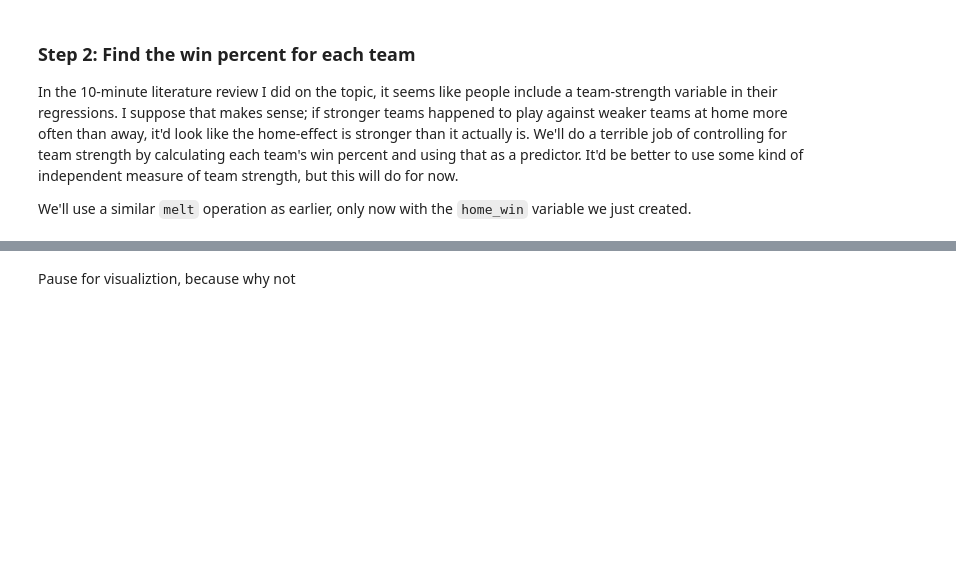
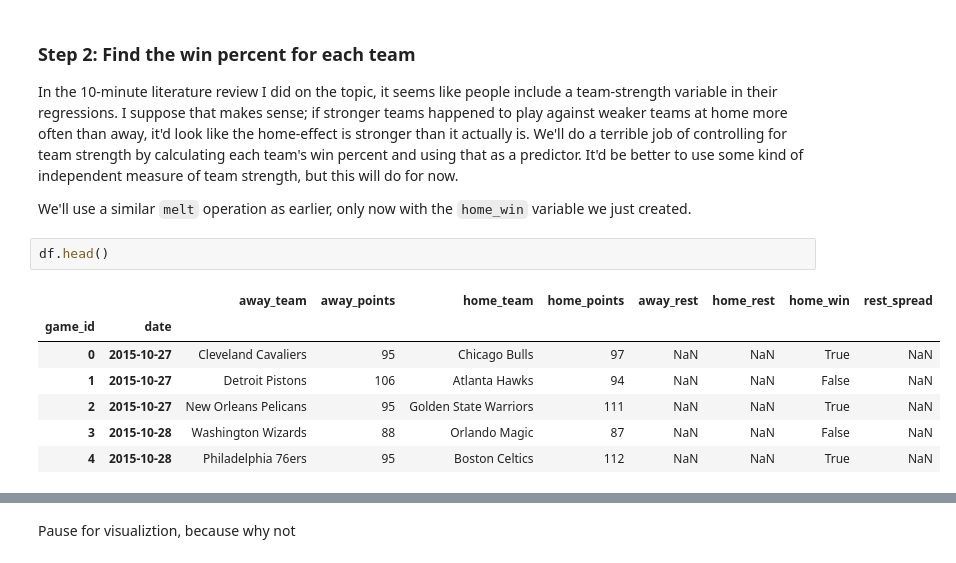
Before and after one commit to gie-de-moo/effective-pandas, a Jupyter notebook: modern_5_tidy.ipynb, the cells around one changed output, grey strips where cells are left out. Drawn from its saved outputs; the diff is of its cells as text; blank space fills up the shorter version.

```diff
--- a/modern_5_tidy.ipynb
+++ b/modern_5_tidy.ipynb
@@ -305,3 +397,13 @@ We'll do a terrible job of controlling for team strength by calculating each tea
 It'd be better to use some kind of independent measure of team strength, but this will do for now.
 
 We'll use a similar `melt` operation as earlier, only now with the `home_win` variable we just created.
+# %%
+df.head()
+# %% [output]
+|  |  | away_team | away_points | home_team | home_points | away_rest | home_rest | home_win | rest_spread |
+| game_id | date |  |  |  |  |  |  |  |  |
+| 0 | 2015-10-27 | Cleveland Cavaliers | 95 | Chicago Bulls | 97 | NaN | NaN | True | NaN |
+| 1 | 2015-10-27 | Detroit Pistons | 106 | Atlanta Hawks | 94 | NaN | NaN | False | NaN |
+| 2 | 2015-10-27 | New Orleans Pelicans | 95 | Golden State Warriors | 111 | NaN | NaN | True | NaN |
+| 3 | 2015-10-28 | Washington Wizards | 88 | Orlando Magic | 87 | NaN | NaN | False | NaN |
+| 4 | 2015-10-28 | Philadelphia 76ers | 95 | Boston Celtics | 112 | NaN | NaN | True | NaN |
```
Also changed, not shown: parts of 33 cells of this notebook, 6 other files.
